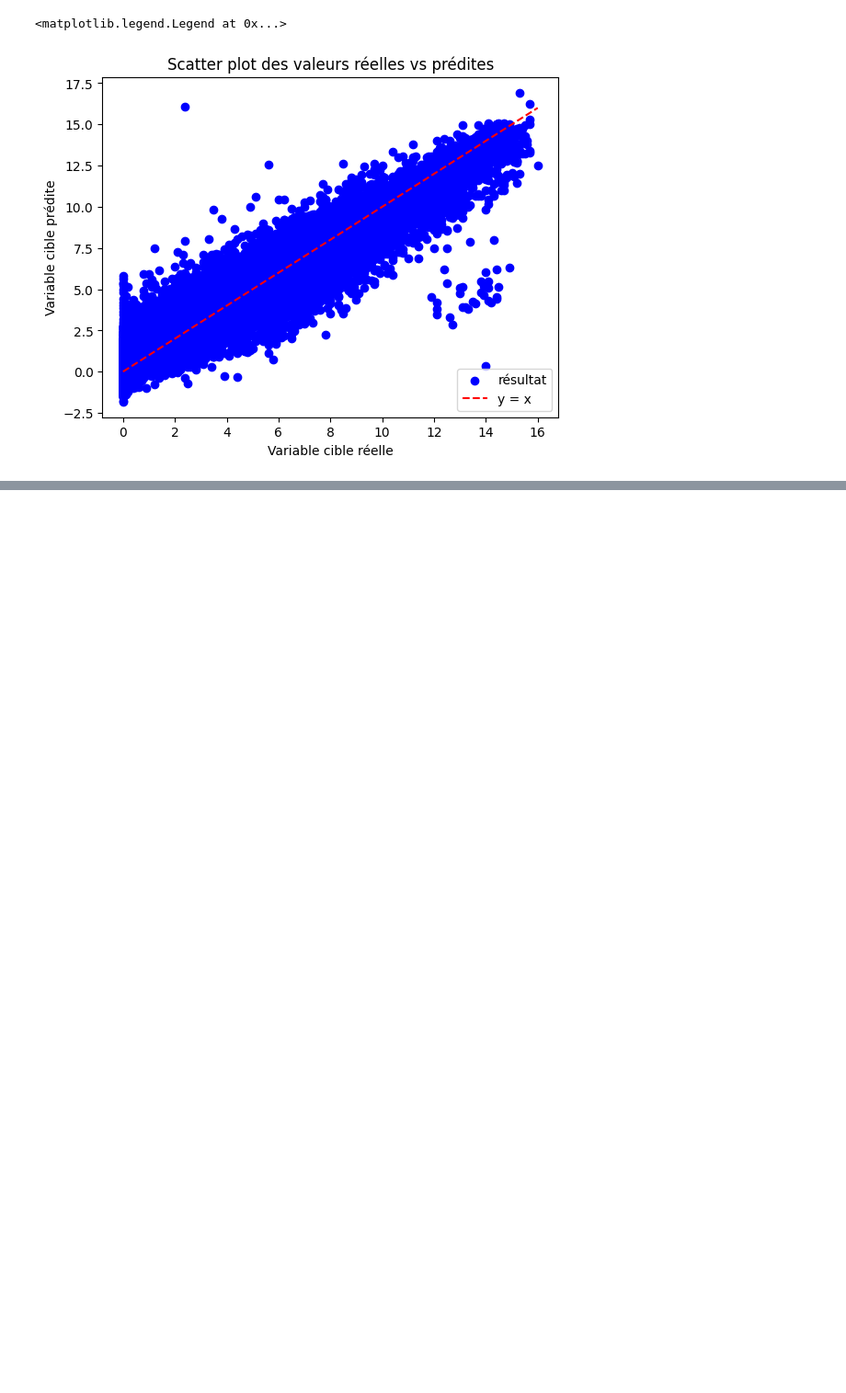
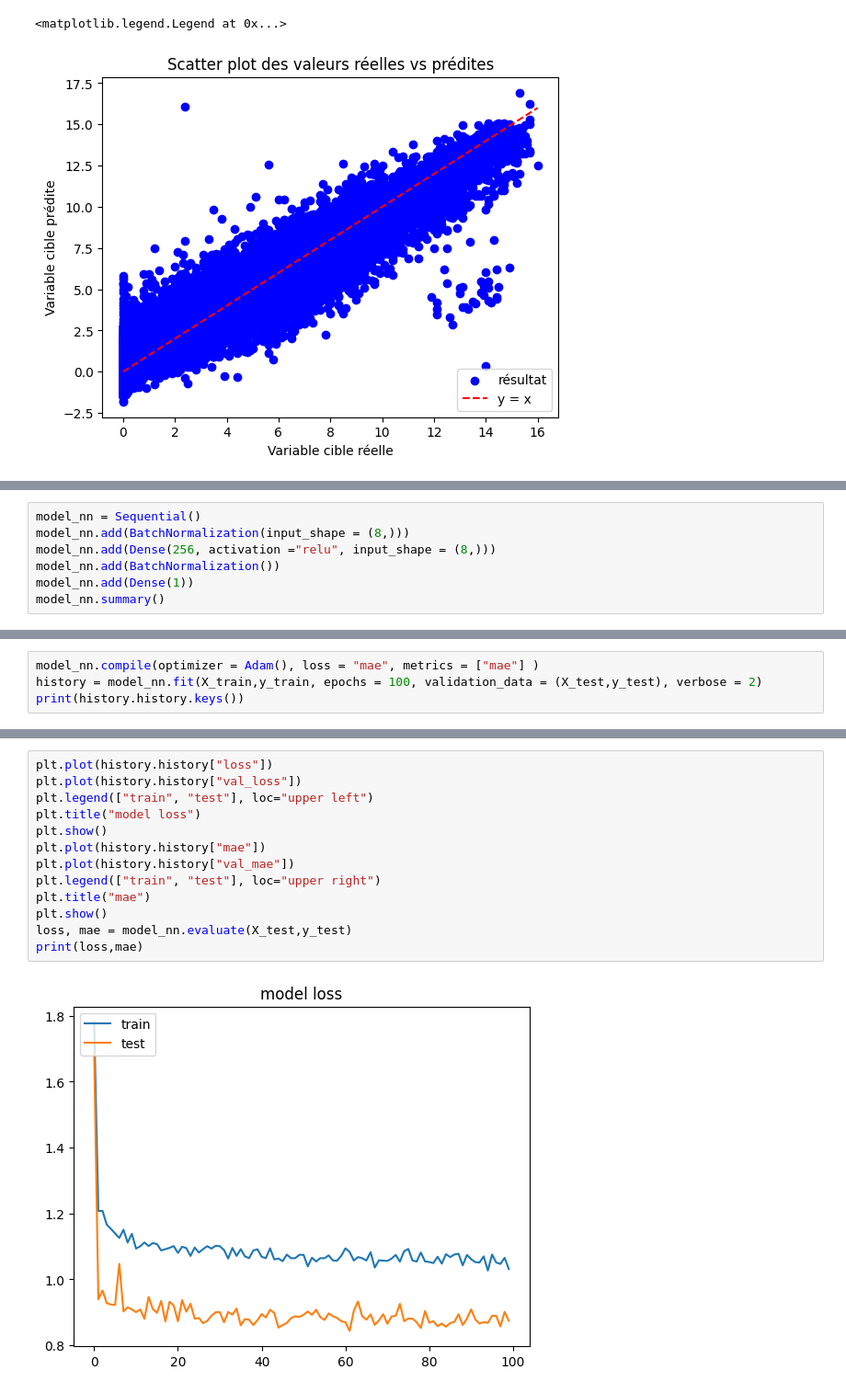
Before and after one commit to Testeh69/ML_learning, a Jupyter notebook: ml_project/weather_prediction.ipynb, the cells around one changed output, grey strips where cells are left out. Shown at 92% size. Cells and saved outputs as stored; diff of their text form; blank space fills up the shorter version.

```diff
--- a/ml_project/weather_prediction.ipynb
+++ b/ml_project/weather_prediction.ipynb
@@ -247,0 +309,7 @@ plt.legend()
+# %%
+model_nn = Sequential()
+model_nn.add(BatchNormalization(input_shape = (8,)))
+model_nn.add(Dense(256, activation ="relu", input_shape = (8,)))
+model_nn.add(BatchNormalization())
+model_nn.add(Dense(1))
+model_nn.summary()
@@ -247,0 +336,4 @@ plt.legend()
+# %%
+model_nn.compile(optimizer = Adam(), loss = "mae", metrics = ["mae"] )
+history = model_nn.fit(X_train,y_train, epochs = 100, validation_data = (X_test,y_test), verbose = 2)
+print(history.history.keys())
@@ -247,0 +358,15 @@ plt.legend()
+# %%
+plt.plot(history.history["loss"])
+plt.plot(history.history["val_loss"])
+plt.legend(["train", "test"], loc="upper left")
+plt.title("model loss")
+plt.show()
+plt.plot(history.history["mae"])
+plt.plot(history.history["val_mae"])
+plt.legend(["train", "test"], loc="upper right")
+plt.title("mae")
+plt.show()
+loss, mae = model_nn.evaluate(X_test,y_test)
+print(loss,mae)
+# %% [output]
+[figure, added]
```
Also changed, not shown: parts of 19 cells of this notebook.
